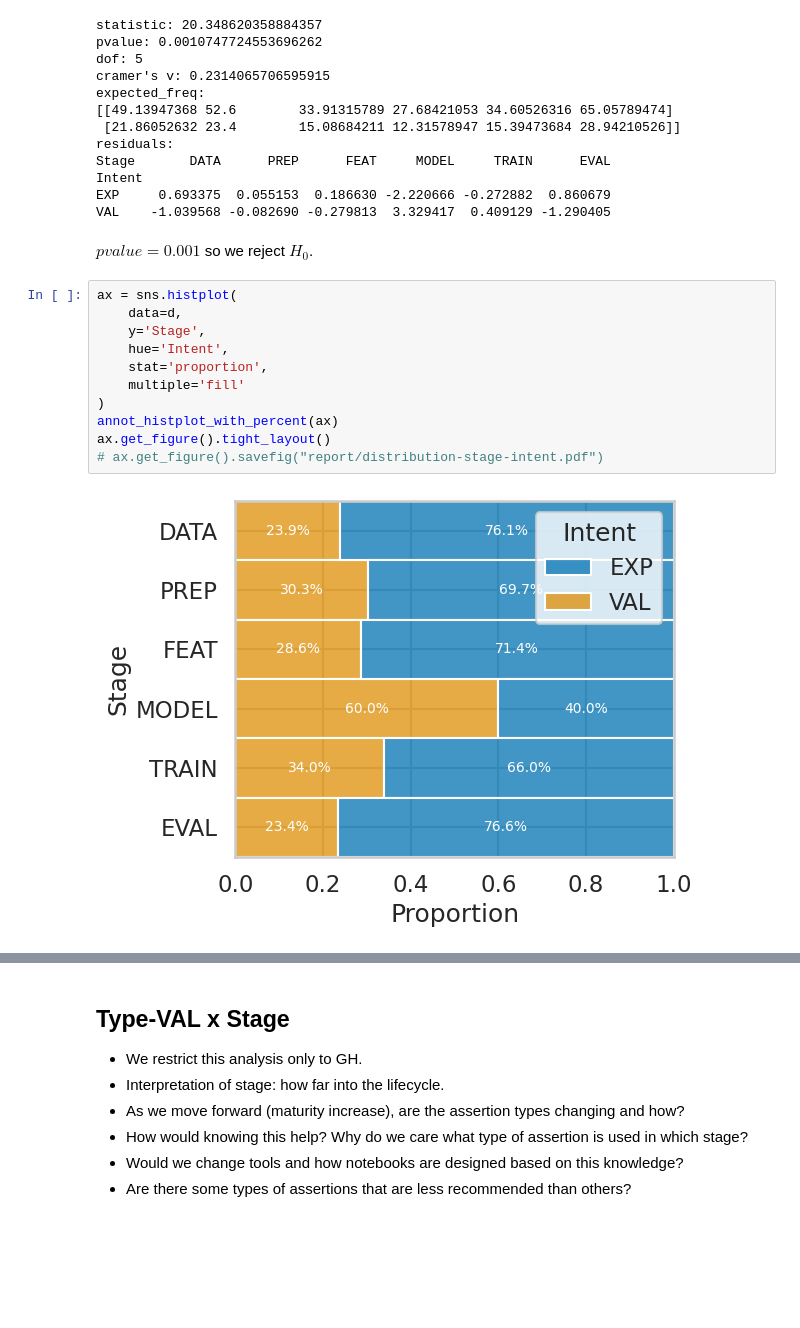
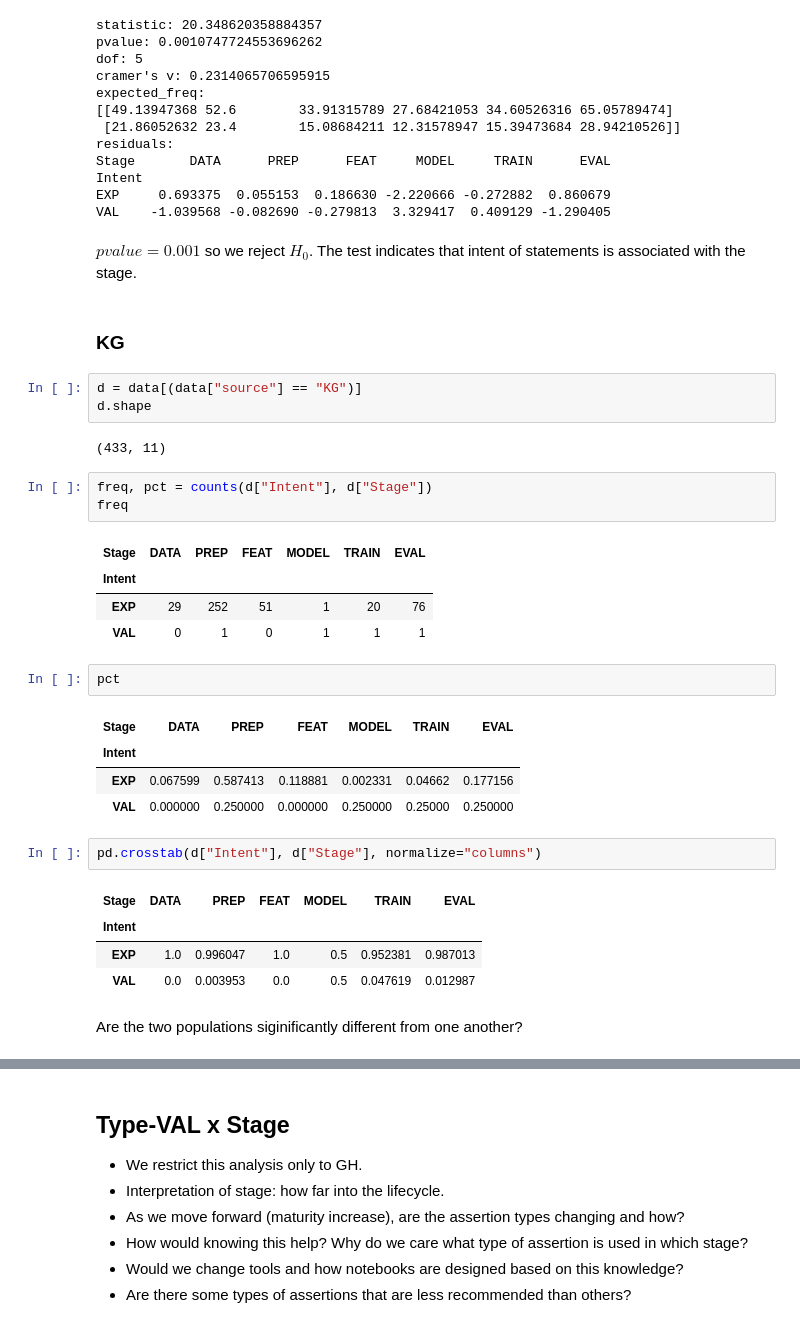
Before and after one commit to arumoy-shome/shome2023notebook, a Jupyter notebook: notebooks/results.ipynb, the cells around one changed output, grey strips where cells are left out. Saved outputs shown, nothing was run; the diff lists cells and outputs as text; blank space fills up the shorter version.

```diff
--- a/notebooks/results.ipynb
+++ b/notebooks/results.ipynb
@@ -402,17 +431,35 @@ Intent
 EXP     0.693375  0.055153  0.186630 -2.220666 -0.272882  0.860679
 VAL    -1.039568 -0.082690 -0.279813  3.329417  0.409129 -1.290405
 # %% [markdown]
-$pvalue = 0.001$ so we reject $H_0$.
+$pvalue = 0.001$ so we reject $H_0$. The test indicates that intent of statements is associated with the stage.
-# %%
-ax = sns.histplot(
-    data=d,
-    y='Stage',
-    hue='Intent',
-    stat='proportion',
-    multiple='fill'
-)
-annot_histplot_with_percent(ax)
-ax.get_figure().tight_layout()
-# ax.get_figure().savefig("report/distribution-stage-intent.pdf")
-# %% [output]
-[figure, removed]
+# %% [markdown]
+### KG
+# %%
+d = data[(data["source"] == "KG")]
+d.shape
+# %% [output]
+(433, 11)
+# %%
+freq, pct = counts(d["Intent"], d["Stage"])
+freq
+# %% [output]
+| Stage | DATA | PREP | FEAT | MODEL | TRAIN | EVAL |
+| Intent |  |  |  |  |  |  |
+| EXP | 29 | 252 | 51 | 1 | 20 | 76 |
+| VAL | 0 | 1 | 0 | 1 | 1 | 1 |
+# %%
+pct
+# %% [output]
+| Stage | DATA | PREP | FEAT | MODEL | TRAIN | EVAL |
+| Intent |  |  |  |  |  |  |
+| EXP | 0.067599 | 0.587413 | 0.118881 | 0.002331 | 0.04662 | 0.177156 |
+| VAL | 0.000000 | 0.250000 | 0.000000 | 0.250000 | 0.25000 | 0.250000 |
+# %%
+pd.crosstab(d["Intent"], d["Stage"], normalize="columns")
+# %% [output]
+| Stage | DATA | PREP | FEAT | MODEL | TRAIN | EVAL |
+| Intent |  |  |  |  |  |  |
+| EXP | 1.0 | 0.996047 | 1.0 | 0.5 | 0.952381 | 0.987013 |
+| VAL | 0.0 | 0.003953 | 0.0 | 0.5 | 0.047619 | 0.012987 |
+# %% [markdown]
+Are the two populations siginificantly different from one another?
```
Also changed, not shown: parts of 15 cells of this notebook, 4 other files.
